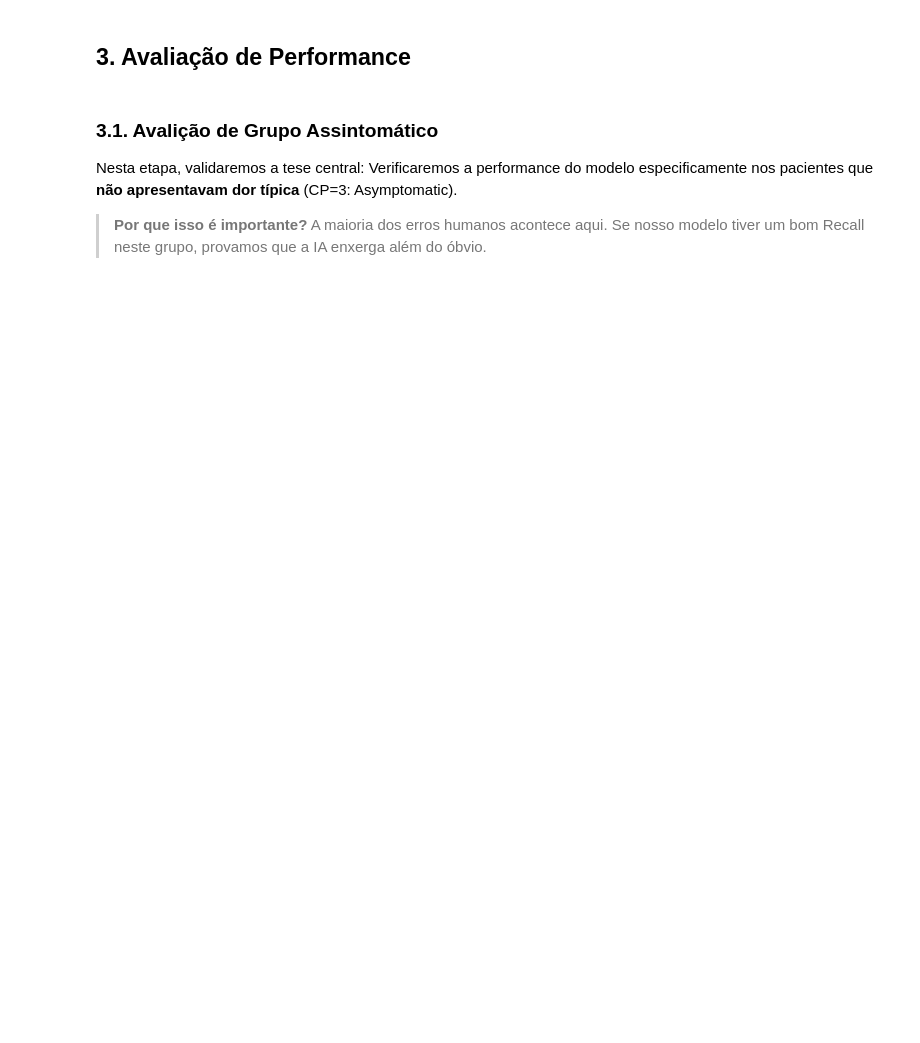
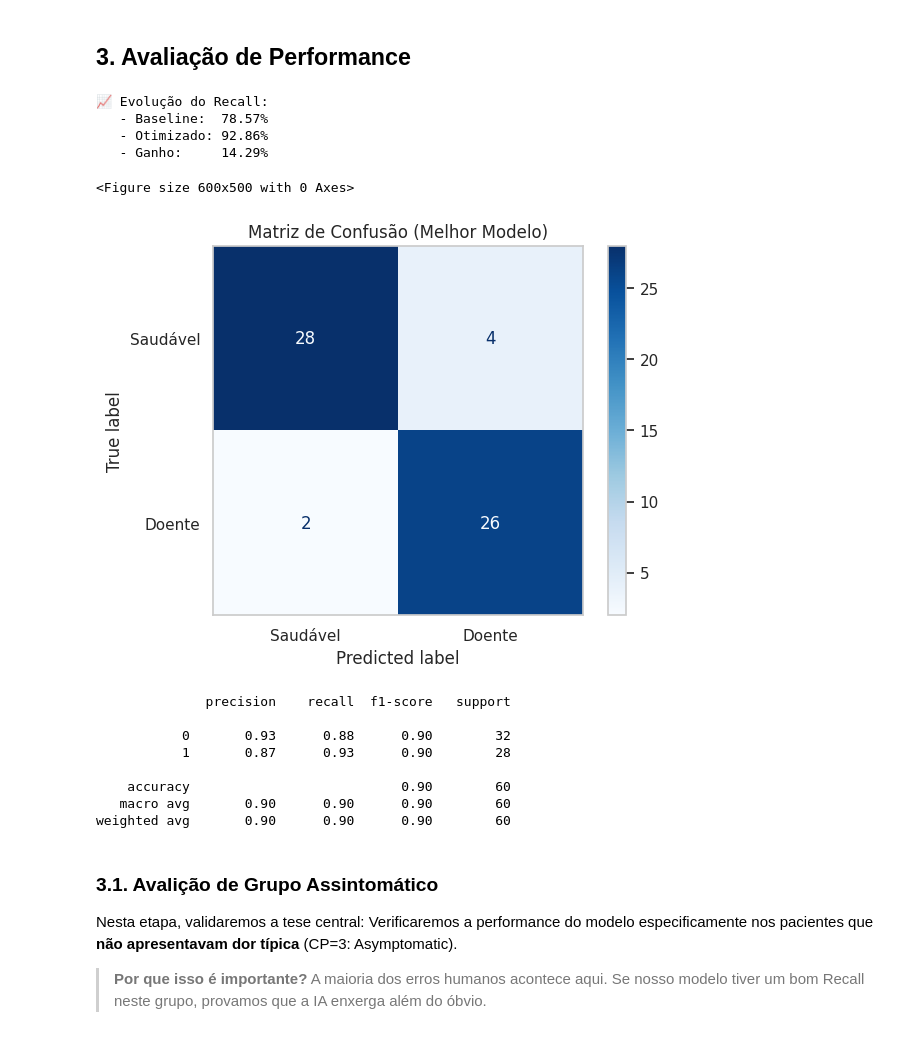
Before and after one commit to fiefaneves/ligia-ps26-time7, a Jupyter notebook: notebooks/03_6_model_RN.ipynb, the cells around one changed output. Drawn from its saved outputs; the diff is of its cells as text; code cells hidden in the pictures; blank space fills up the shorter version.

```diff
--- a/notebooks/03_6_model_RN.ipynb
+++ b/notebooks/03_6_model_RN.ipynb
@@ -89,12 +89,28 @@ from sklearn.model_selection import GridSearchCV
 
 # A. Grid específico para Redes Neurais
 param_grid = {
-    # Parâmetros Redes Neurais
+    # Arquitetura da Rede (Neurônios por camada)
+    # (50,) = 1 camada oculta com 50 neurônios
+    # (50, 50) = 2 camadas ocultas com 50 neurônios cada (Deep Learning)
+    'hidden_layer_sizes': [(50,), (100,), (50, 50), (30, 30, 30)],
+
+    # Função de Ativação (Como o neurônio decide disparar)
+    'activation': ['tanh', 'relu'],
+
+    # Otimizador (Como ele ajusta os pesos)
+    # 'adam' é o padrão, mas 'lbfgs' é excelente para datasets pequenos como o nosso
+    'solver': ['adam', 'lbfgs'],
+
+    # Taxa de Aprendizado (Só usada se solver='adam')
+    'learning_rate': ['constant', 'adaptive'],
+
+    # Regularização Alpha (Evita Overfitting)
+    'alpha': [0.0001, 0.05]
 }
 
 # B. Configuração da Busca
 grid_search = GridSearchCV(
-    estimator=SVC(probability=True, random_state=42),
+    estimator=MLPClassifier(random_state=42),
     param_grid=param_grid,
     cv=5,
     scoring='recall', # Foco total em não perder doentes
@@ -122,29 +155,44 @@ Melhores Parâmetros: {'C': 1, 'class_weight': {0: 1, 1: 2}, 'degree': 2, 'gamma
 # %%
 # Previsões do Melhor Modelo
 # y_pred_final = best_model.predict(X_test)
 # Vamos pegar a probabilidade (0 a 1)
 y_proba = best_model.predict_proba(X_test)[:, 1]
 
 # Definir um limiar personalizado para maximizar recall
-limiar = 0.35
+limiar = 0.2
 y_pred_ajustado = (y_proba >= limiar).astype(int)
 
 recall_final = recall_score(y_test, y_pred_ajustado)
 
 print(f"📈 Evolução do Recall:")
 print(f"   - Baseline:  {recall_base:.2%}")
 print(f"   - Otimizado: {recall_final:.2%}")
 print(f"   - Ganho:     {(recall_final - recall_base):.2%}")
 
 # Matriz de Confusão do Modelo Campeão
 plt.figure(figsize=(6, 5))
 ConfusionMatrixDisplay.from_predictions(y_test, y_pred_ajustado, cmap='Blues', display_labels=['Saudável', 'Doente'])
 plt.title('Matriz de Confusão (Melhor Modelo)')
 plt.grid(False)
 plt.show()
 
 # Classification Report Completo
 print(classification_report(y_test, y_pred_ajustado))
+# %% [output]
+📈 Evolução do Recall:
+   - Baseline:  78.57%
+   - Otimizado: 92.86%
+   - Ganho:     14.29%
+<Figure size 600x500 with 0 Axes>
+[figure, added]
+              precision    recall  f1-score   support
+
+           0       0.93      0.88      0.90        32
+           1       0.87      0.93      0.90        28
+
+    accuracy                           0.90        60
+   macro avg       0.90      0.90      0.90        60
+weighted avg       0.90      0.90      0.90        60
 # %% [markdown]
 ### 3.1. Avalição de Grupo Assintomático
 Nesta etapa, validaremos a tese central: Verificaremos a performance do modelo especificamente nos pacientes que **não apresentavam dor típica** (CP=3: Asymptomatic).
```
Also changed, not shown: parts of 3 cells of this notebook.
